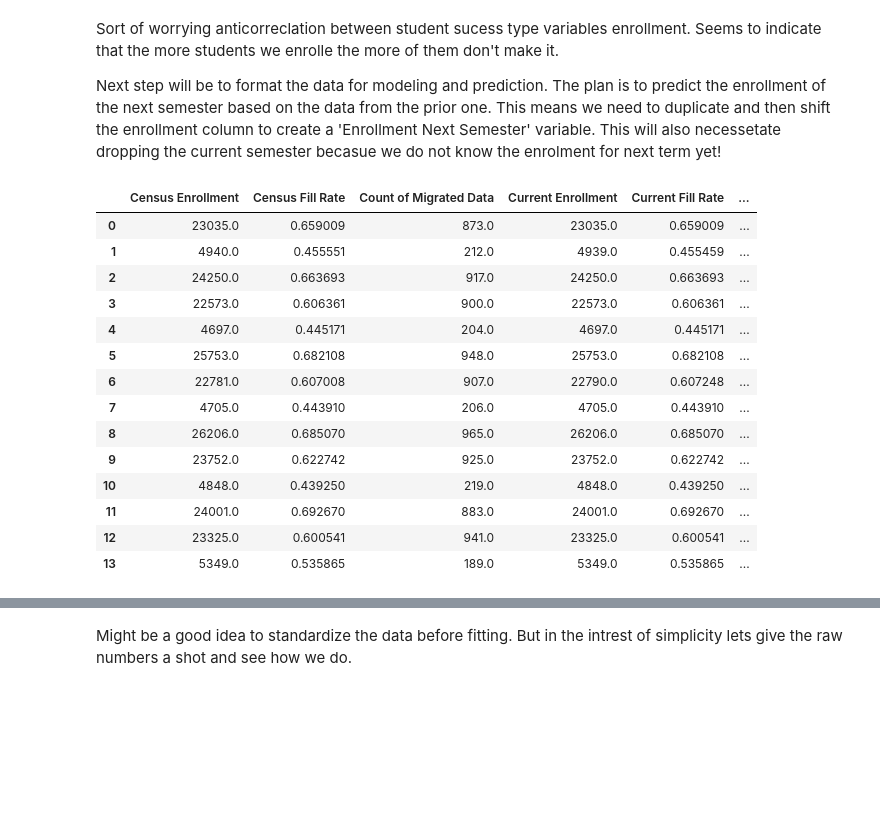
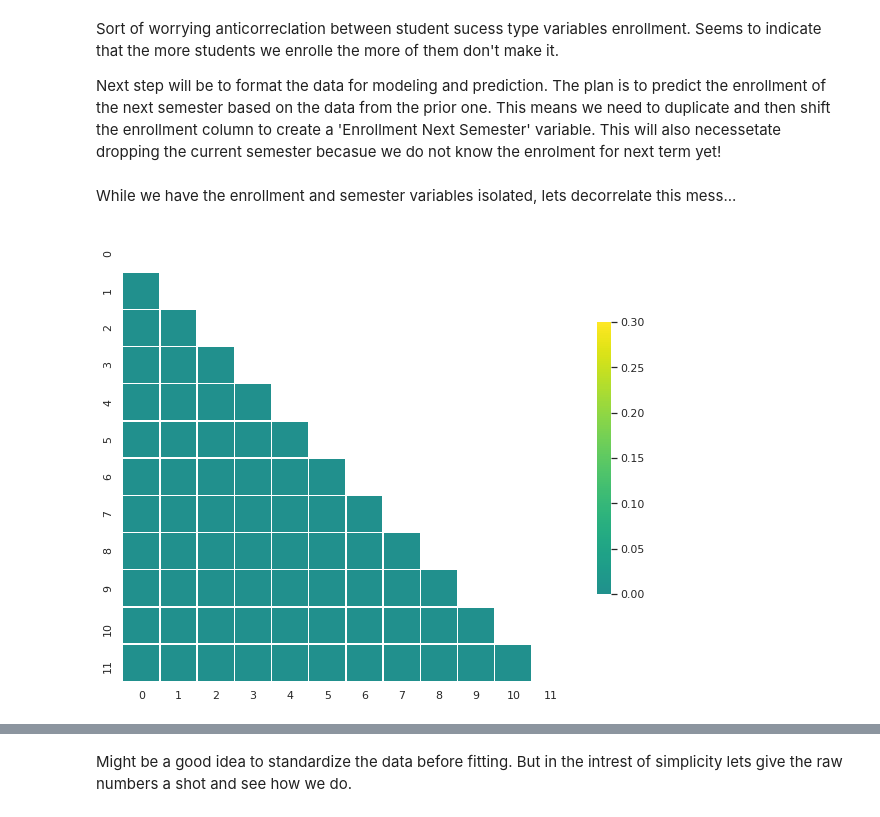
Before and after one commit to gperdrizet/LMC-enrollment-forecast, a Jupyter notebook: notebooks/data_exploration.ipynb, the cells around one changed output, grey strips where cells are left out. Drawn from its saved outputs; the diff is of its cells as text; code cells hidden in the pictures; blank space fills up the shorter version.

Commit message:
Added PCA decorrelation and removed one hot encoded year

```diff
--- a/notebooks/data_exploration.ipynb
+++ b/notebooks/data_exploration.ipynb
@@ -43,6 +45,9 @@ term = enrollment_by_semester['Level 1'].str.extract('(?P<year>\d{4})(?P<semeste
 enrollment_by_semester = pd.concat([enrollment_by_semester, term], axis=1)
 enrollment_by_semester.drop(['Level 1'], axis=1, inplace=True)
 
+# Drop year column
+enrollment_by_semester.drop(['year'], axis=1, inplace=True)
+
 enrollment_by_semester
 # %% [output]
 |  | Census Enrollment | Census Fill Rate | Count of Migrated Data | Current Enrollment | Current Fill Rate | ... |
@@ -102,16 +107,22 @@ Sort of worrying anticorreclation between student sucess type variables enrollme
 
 Next step will be to format the data for modeling and prediction. The plan is to predict the enrollment of the next semester based on the data from the prior one. This means we need to duplicate and then shift the enrollment column to create a 'Enrollment Next Semester' variable. This will also necessetate dropping the current semester becasue we do not know the enrolment for next term yet!
 # %%
-# Copy enrolment out of dataframe
+# Copy enrolment and semester out of dataframe
 enrollment = enrollment_by_semester['Census Enrollment']
+semester = enrollment_by_semester['semester']
+enrollment_by_semester.drop('semester', axis=1, inplace=True)
 
-# Remove first enrollment value - this effectivly
+# Remove first value - this effectivly
 # shifts the dataset back by a semester so that when
 # we add this list back to the dataframe, each row
-# will contain the enrollment value for the next semester
+# will contain the enrollment & semester value for the next semester
 trimmed_enrollment = enrollment.iloc[1:]
 trimmed_enrollment.reset_index(inplace=True, drop=True)
 trimmed_enrollment.rename('Next Semester Census Enrollment', inplace=True)
+
+trimmed_semester = semester.iloc[1:]
+trimmed_semester.reset_index(inplace=True, drop=True)
+trimmed_semester.rename('Next Semester Type', inplace=True)
 
 # Drop the last row of the master data frame - this is the most recent
 # semester, so we cannot use it - we don't know the enrollment for
@@ -119,23 +130,32 @@ trimmed_enrollment.rename('Next Semester Census Enrollment', inplace=True)
 enrollment_by_semester.drop(enrollment_by_semester.tail(1).index, inplace=True)
 enrollment_by_semester.reset_index(inplace=True, drop=True)
 
-# Add the shifter enrollment data back to our master dataframe
-enrollment_by_semester = pd.concat([enrollment_by_semester, trimmed_enrollment], axis=1)
-
-enrollment_by_semester
+# Add the shifted enrollment and semester data back to our master dataframe
+#enrollment_by_semester = pd.concat([enrollment_by_semester, trimmed_enrollment, trimmed_semester], axis=1)
-# %% [output]
-|  | Census Enrollment | Census Fill Rate | Count of Migrated Data | Current Enrollment | Current Fill Rate | ... |
-| 0 | 23035.0 | 0.659009 | 873.0 | 23035.0 | 0.659009 | ... |
-| 1 | 4940.0 | 0.455551 | 212.0 | 4939.0 | 0.455459 | ... |
-| 2 | 24250.0 | 0.663693 | 917.0 | 24250.0 | 0.663693 | ... |
-| 3 | 22573.0 | 0.606361 | 900.0 | 22573.0 | 0.606361 | ... |
-| 4 | 4697.0 | 0.445171 | 204.0 | 4697.0 | 0.445171 | ... |
-| 5 | 25753.0 | 0.682108 | 948.0 | 25753.0 | 0.682108 | ... |
-| 6 | 22781.0 | 0.607008 | 907.0 | 22790.0 | 0.607248 | ... |
-| 7 | 4705.0 | 0.443910 | 206.0 | 4705.0 | 0.443910 | ... |
-| 8 | 26206.0 | 0.685070 | 965.0 | 26206.0 | 0.685070 | ... |
-| 9 | 23752.0 | 0.622742 | 925.0 | 23752.0 | 0.622742 | ... |
-| 10 | 4848.0 | 0.439250 | 219.0 | 4848.0 | 0.439250 | ... |
-| 11 | 24001.0 | 0.692670 | 883.0 | 24001.0 | 0.692670 | ... |
-| 12 | 23325.0 | 0.600541 | 941.0 | 23325.0 | 0.600541 | ... |
-| 13 | 5349.0 | 0.535865 | 189.0 | 5349.0 | 0.535865 | ... |
+# %% [markdown]
+While we have the enrollment and semester variables isolated, lets decorrelate this mess...
+# %%
+# Run PCA - note 12 components was chosen manualy as the
+# largest value before significant correlations or anti-correlations
+# started showing up in the data
+pca = PCA(n_components=12)
+enrollment_by_semester_PCA = pca.fit_transform(enrollment_by_semester)
+
+# Convert back to pandas
+enrollment_by_semester_PCA = pd.DataFrame(enrollment_by_semester_PCA)
+# %%
+correlation_matrix_all = enrollment_by_semester_PCA.corr()
+mask = np.zeros_like(correlation_matrix_all, dtype=np.bool)
+mask[np.triu_indices_from(mask)] = True
+
+sns.set(style = "white")
+cmap = 'viridis'
+
+fig, ax = plt.subplots(figsize=(10, 10))
+
+sns.heatmap(correlation_matrix_all, mask=mask, cmap=cmap, vmax=.3, center=0,
+            square=True, linewidths=.5, cbar_kws={"shrink": .5})
+
+plt.show()
+# %% [output]
+[figure, added]
```
Also changed, not shown: parts of 6 cells of this notebook.
